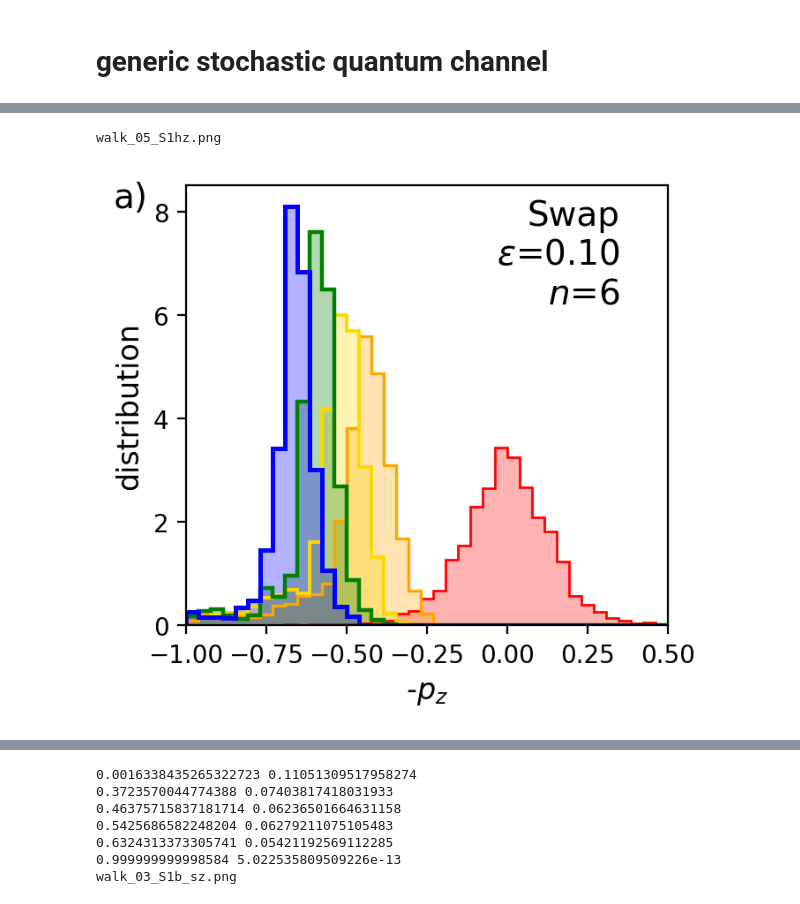
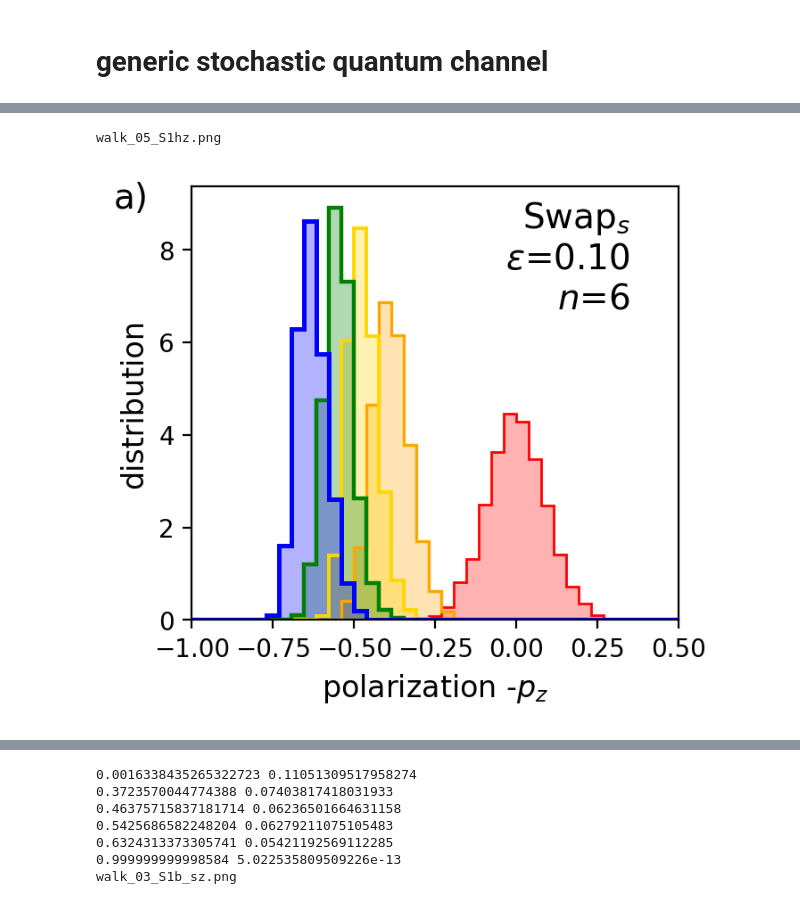
Before and after one commit to aquillen/Qwalk, a Jupyter notebook: Walk_05.ipynb, the cells around one changed output, grey strips where cells are left out. Cells and saved outputs as stored; diff of their text form; code cells hidden in the pictures.

```diff
--- a/Walk_05.ipynb
+++ b/Walk_05.ipynb
@@ -275,18 +163,23 @@ def sigz_fig(sim,imax=0,mtype='z',ablabel=''):
             mm = -np.squeeze(sim.mz_store[0:,j]) # notice minus sign is here!!!!!
         #print(np.mean(mz[i0:]),np.std(mz[i0:]))
         ilabel = '{:d}'.format(j)
-        ax.plot(nit,mm[0:jmax],'.',color=colorlist[j%nc],ms=1,label=ilabel)
+        ax.plot(nit[0:jmax],mm[0:jmax],'.',color=colorlist[j%nc],ms=1,label=ilabel)
 
     ax.set_xlabel('iteration',fontsize=12)
     yl = r'$p_' + mtype + '$ each qubit'
     if (mtype =='z'):
         yl = '-' + yl
+    #yl = 'polarization' + yl
     ax.set_ylabel(yl,labelpad=-1,fontsize=12)
     ax.text(-0.2,0.95, ablabel,transform=ax.transAxes,fontsize=14)
     fig_label = sim.inter_label + r',$\epsilon$={:.2f},'.format(sim.epsilon)+ r'$n$={:d}'.format(sim.n_qubits)
+    if (sim.zeta >0):
+        fig_label += '\n' + r'$\zeta$={:.1f}'.format(sim.zeta)
 
     ax.text(0.5,0.97, fig_label,transform=ax.transAxes,fontsize=14,ha='center',va='top')
-    ax.legend(markerscale=1.9,borderpad=0.1,labelspacing=0.1,handlelength=0.5,handletextpad=0.1,borderaxespad=0.1,loc='top right')
+    ax.legend(markerscale=1.9,borderpad=0.1,labelspacing=0.1,handlelength=0.5,handletextpad=0.1,borderaxespad=0.1,loc='upper right')
+
+    #ax.text(0.5,0.92, fig_label2,transform=ax.transAxes,fontsize=14,ha='center',va='top')
 
     ofile = fileroot+sim.sim_label+'_s' + mtype + '.png'
     print(ofile)
@@ -304,7 +197,7 @@ def plt_hists(sim,i0,mtype='z',ablabel=''):
     nls = len(ls_list)
 
     fig,ax = plt.subplots(1,1,figsize=(3.5,3),dpi=200)
-    plt.subplots_adjust(bottom=0.15,left=0.2,top=0.98,right=0.98)
+    plt.subplots_adjust(bottom=0.17,left=0.2,top=0.98,right=0.98)
 
     lws = np.linspace(1,2,sim.n_qubits)
 
@@ -324,11 +217,13 @@ def plt_hists(sim,i0,mtype='z',ablabel=''):
         ax.hist(-mz,bins=bins,density=True,facecolor=colorlist[j%nc],alpha=0.3,histtype='stepfilled', linewidth=1)
 
     ax.set_xlim([min(bins),max(bins)])
-    yl = r'-$p_' + mtype + '$'
+    yl = 'polarization ' + r'-$p_' + mtype + '$'
     ax.set_xlabel(yl,fontsize=12)
     ax.set_ylabel('distribution',fontsize=12)
-    ax.text(-0.15,0.95, ablabel,transform=ax.transAxes,fontsize=14)
+    ax.text(-0.16,0.95, ablabel,transform=ax.transAxes,fontsize=14)
     fig_label = sim.inter_label +'\n'+ r'$\epsilon$={:.2f}'.format(sim.epsilon)+ '\n'+r'$n$={:d}'.format(sim.n_qubits)
+    if (sim.zeta >0):
+        fig_label += '\n' + r'$\zeta$={:.1f}'.format(sim.zeta)
     ax.text(0.9,0.97, fig_label,transform=ax.transAxes,fontsize=14,ha='right',va='top')
 
     ofile = fileroot+sim.sim_label + 'h' + mtype +'.png'
@@ -364,14 +259,3 @@ QCnotC1 =  qutip.Qobj([[1, 0, 0, 0], [0, 0, 0, 1], [0, 0, 1, 0], [0, 1, 0, 0]],
 # which is sum_i sigma_i^1 sigma_i^2
 QHeis = qutip.Qobj([[1, 0, 0, 0], [0, -1, 2, 0], [0, 2, -1, 0], [0, 0, 0, 1]],
             dims = [[2, 2], [2, 2]], isherm=True)
-# %%
-n_qubits = 6
-epsilon = 0.1;
-sim_label = 'T1'
-inter_label = 'Swap'
-tsim1 =  walkit(n_qubits,epsilon,Qswap,sim_label,inter_type='seq',inter_label=inter_label,alpha=0.99,beta=0.0)
-mtimes = 1
-nstore = 400*8
-tsim1.iterate(mtimes,nstore)  #
-#sim1.simstats(1000)
-sigz_fig(tsim1,mtype='z',ablabel='a)')
@@ -387,12 +448,13 @@ walk_05_T1_sz.png
+# %%
+i0_fid = 2000
 # %%
 n_qubits = 6
 epsilon = 0.1;
 sim_label = 'S1'
-inter_label = 'Swap'
+inter_label = 'Swap' + r'$_s$'
 sim1 =  walkit(n_qubits,epsilon,Qswap,sim_label,inter_type='seq',inter_label=inter_label)
 mtimes = 1
-nstore = 400*8
-#fig_label = r'SWAP,' + '\n'+'$\epsilon={:.1f}$\n $n$={:d}'.format(epsilon,n_qubits)
+nstore = 10000+i0_fid
 sim1.iterate(mtimes,nstore)  #
-sim1.simstats(1000)
+sim1.simstats(2000)
 # %%
@@ -402,6 +465,6 @@ ValueError: 'top right' is not a valid value for loc; supported values are 'best
 # %%
-plt_hists(sim1,1000,mtype='z',ablabel='a)')  # last qubit not plotted!
+plt_hists(sim1,i0_fid,mtype='z',ablabel='a)')  # last qubit not plotted!
 # %% [output]
 walk_05_S1hz.png
-[figure, old version]
+[figure, new version]
 # %%
```
Also changed, not shown: parts of 39 cells of this notebook.
